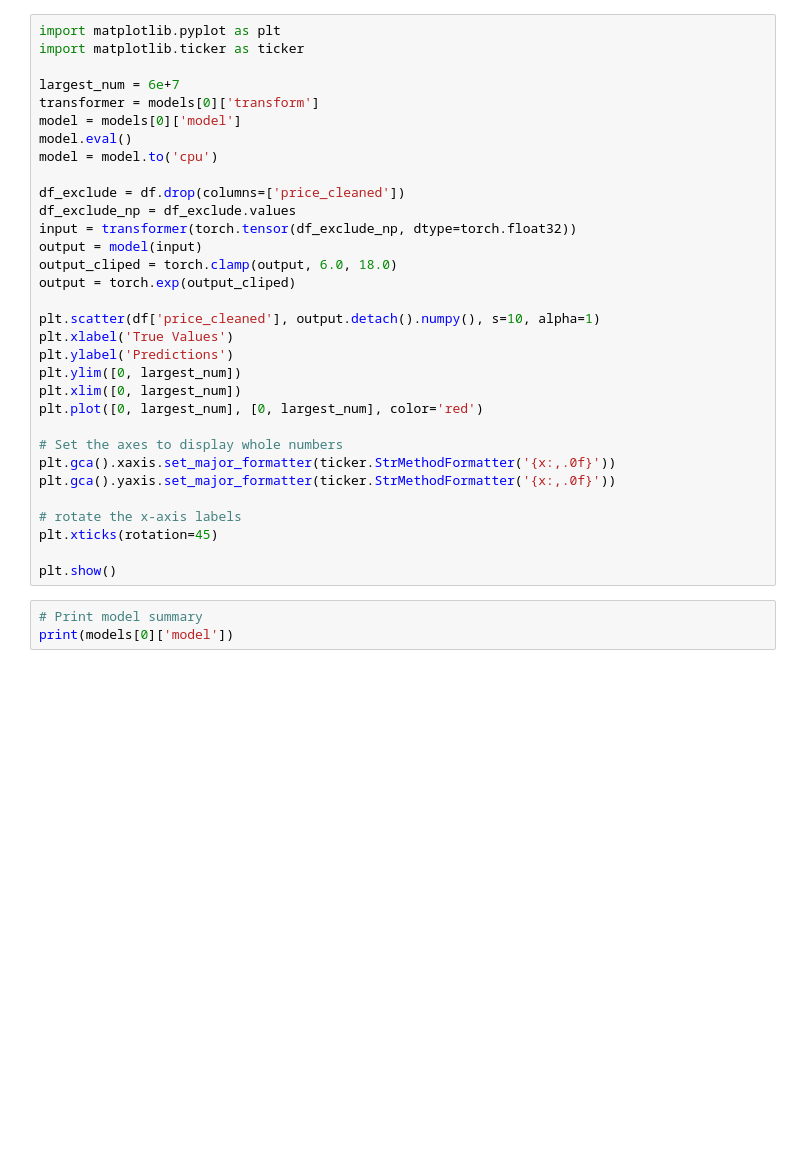
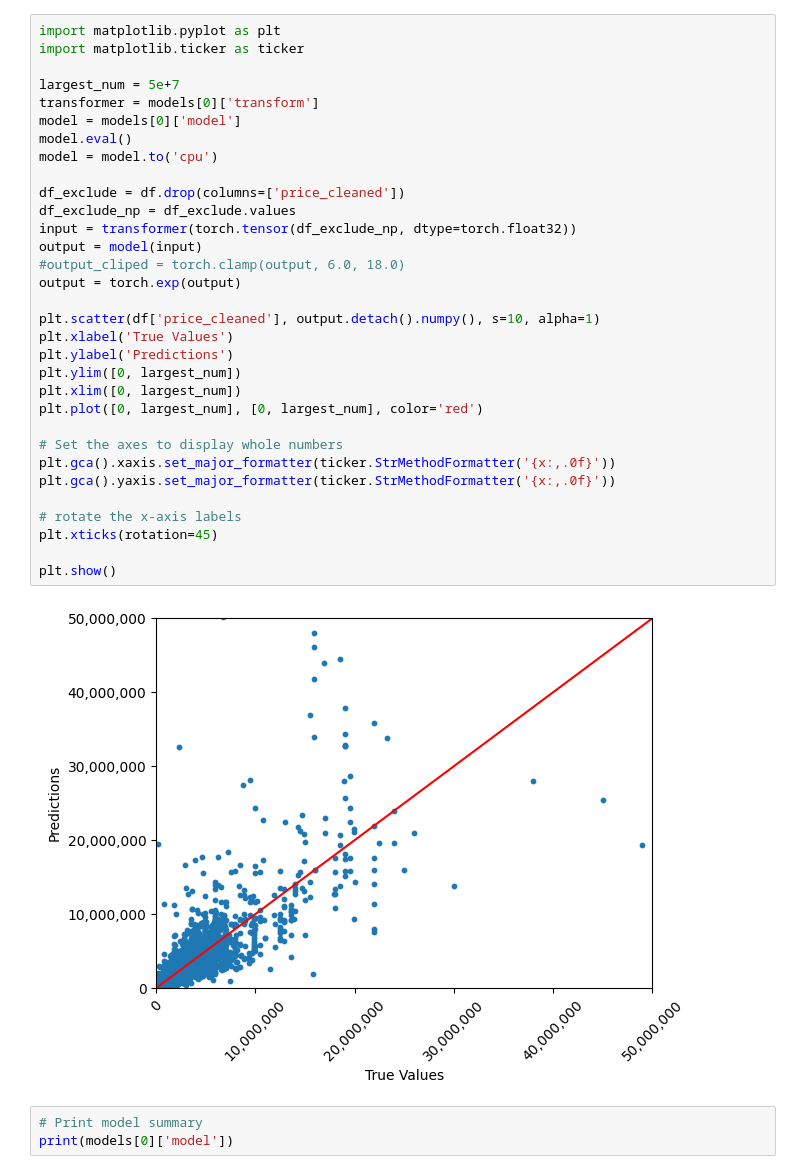
Before and after one commit to staldenhoefler/immo_challenge, a Jupyter notebook: notebooks/MLP.ipynb, the cells around one changed output. Saved outputs shown, nothing was run; the diff lists cells and outputs as text; blank space fills up the shorter version.

```diff
--- a/notebooks/MLP.ipynb
+++ b/notebooks/MLP.ipynb
@@ -88,35 +106,37 @@ Find logs at: .\wandb\run-20241115_072342-4llft0p3\logs
 # %%
 import matplotlib.pyplot as plt
 import matplotlib.ticker as ticker
 
-largest_num = 6e+7
+largest_num = 5e+7
 transformer = models[0]['transform']
 model = models[0]['model']
 model.eval()
 model = model.to('cpu')
 
 df_exclude = df.drop(columns=['price_cleaned'])
 df_exclude_np = df_exclude.values
 input = transformer(torch.tensor(df_exclude_np, dtype=torch.float32))
 output = model(input)
-output_cliped = torch.clamp(output, 6.0, 18.0)
-output = torch.exp(output_cliped)
+#output_cliped = torch.clamp(output, 6.0, 18.0)
+output = torch.exp(output)
 
 plt.scatter(df['price_cleaned'], output.detach().numpy(), s=10, alpha=1)
 plt.xlabel('True Values')
 plt.ylabel('Predictions')
 plt.ylim([0, largest_num])
 plt.xlim([0, largest_num])
 plt.plot([0, largest_num], [0, largest_num], color='red')
 
 # Set the axes to display whole numbers
 plt.gca().xaxis.set_major_formatter(ticker.StrMethodFormatter('{x:,.0f}'))
 plt.gca().yaxis.set_major_formatter(ticker.StrMethodFormatter('{x:,.0f}'))
 
 # rotate the x-axis labels
 plt.xticks(rotation=45)
 
 plt.show()
+# %% [output]
+[figure, added]
 # %%
 # Print model summary
 print(models[0]['model'])
```
Also changed, not shown: parts of 20 cells of this notebook, 6 other files.
